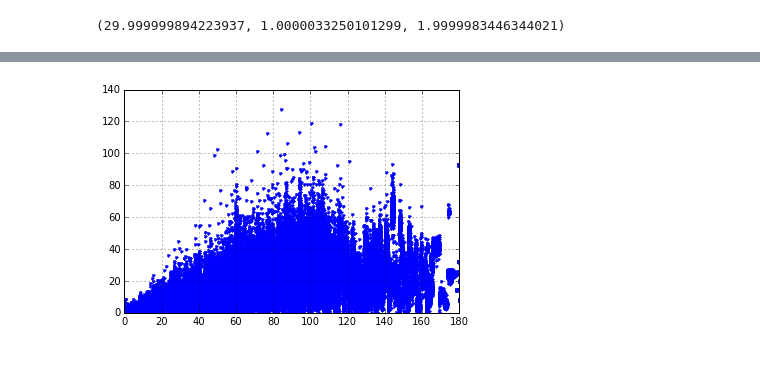
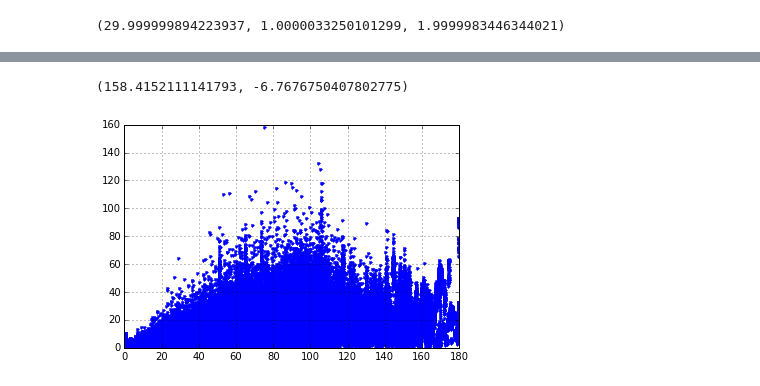
Before and after one commit to sot/mult_stars_flag, a Jupyter notebook: manvr_err_distribution.ipynb, the cells around one changed output, grey strips where cells are left out. Drawn from its saved outputs; the diff is of its cells as text; code cells hidden in the pictures.

Commit message:
Update maneuver error distribution analysis notebook

```diff
--- a/manvr_err_distribution.ipynb
+++ b/manvr_err_distribution.ipynb
@@ -310 +337,6 @@ def get_dark_image_from_cache(ccd_temp):
     return dark_image_cache[ccd_temp]
+# %%
+# Fetch CCD telemetry and remove outliers
+ccd_tlm = fetch_sci.Msid('aacccdpt', DateTime(DATE_NOW) - 180, DateTime(DATE_NOW), stat='5min')
+ccd_tlm.remove_intervals(events.ltt_bads | events.safe_suns | events.normal_suns)
+ccd_tlm.vals = ccd_tlm.vals.clip(None, np.percentile(ccd_tlm.vals, 99.5))
@@ -311,7 +351,10 @@ def get_dark_image_from_cache(ccd_temp):
 # %%
 def calc_obsids_thetas(delta_ccd_temp=1.0, max_starcats=150, d_rows=[-2, -1, 0, 1, 2],
                          d_cols=[-2, -1, 0, 1, 2]):
-    ccd_tlm = fetch_sci.Msid('aacccdpt', DateTime() - 180, stat='5min')
+    """
+    This is the main simulation loop.  Go through each obsid and get the roll error (theta)
+    for all combinations of ``d_rows`` and ``d_cols`` (25 by default).
+    """
     obsids = []
     thetas = []
     for i, stars in enumerate(g_guide_stats.groups):
@@ -352,0 +375,3 @@ obsids_thetas = calc_obsids_thetas(max_starcats=None, delta_ccd_temp=0.0)
+# %%
+# Run the simulation.  Takes a couple of minutes or so.
+obsids_thetas = calc_obsids_thetas(max_starcats=None, delta_ccd_temp=2.0)
@@ -410,14 +460,19 @@ manvrs = manvrs[ok]
 # obsid_manvrs = manvrs[i_manvrs]
 manvrs.sort('angle')
 # %%
+# Assume that the simulated manvr error is uncorrelated to other errors
+# e.g. scale factor or misalignment and do a vector sum with a random
+# angle between the vectors.
 angles = np.random.uniform(0, 2 * np.pi, size=len(obsids_thetas))
 i = np.searchsorted(manvrs['angle'], obsids_thetas['angle'])
 i = np.clip(i, 0, len(manvrs) - 1)
-# x = manvrs['one_shot'][i] + np.cos(angles) * obsids_thetas['manerr'] * 1
-# y = np.sin(angles) * obsids_thetas['manerr'] * 1
 x = obsids_thetas['manerr'] + np.cos(angles) * manvrs['one_shot'][i]
 y = np.sin(angles) * manvrs['one_shot'][i]
+
+# Compute the radial maneuver error and the maximum per-axis error.  The
+# latter value is the useful one since it relates to the acq. search box size.
 obsids_thetas['full_manerr'] = np.sqrt(x ** 2 + y ** 2)
+obsids_thetas['full_manerr_max'] = np.maximum(np.abs(x), np.abs(y))
 # %%
 np.max(obsids_thetas['theta'])
 # %% [output]
@@ -425,8 +489,12 @@ np.max(obsids_thetas['theta'])
+# %%
+x[i], y[i]
+# %% [output]
+(158.4152111141793, -6.7676750407802775)
 # %%
-plt.plot(obsids_thetas['angle'], obsids_thetas['full_manerr'], '.')
+plt.plot(obsids_thetas['angle'], obsids_thetas['full_manerr_max'], '.')
 plt.grid();
 # %% [output]
-[figure, old version]
+[figure, new version]
 # %%
 len(obsids_thetas)
 # %% [output]
```
Also changed, not shown: parts of 30 cells of this notebook, 2 other files.
